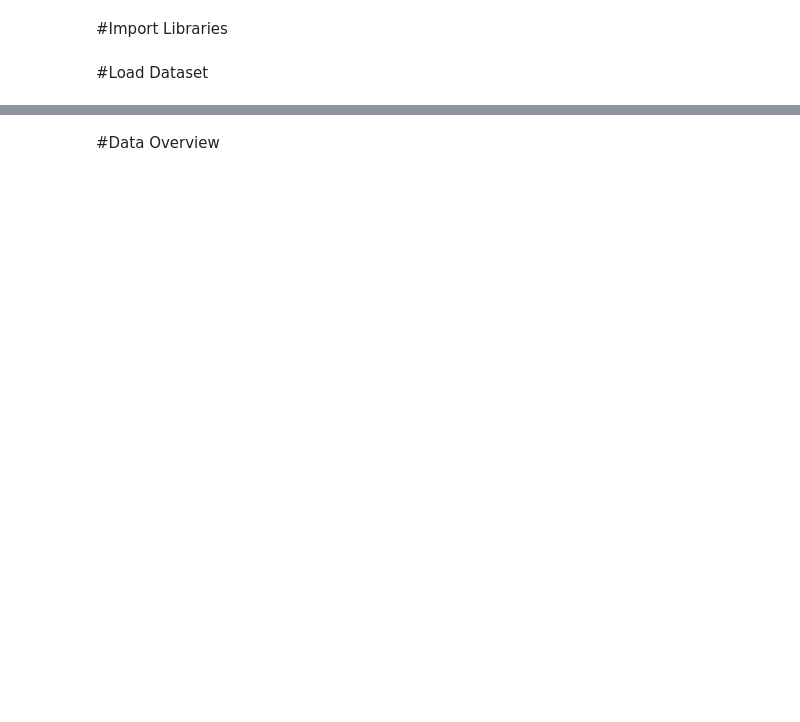
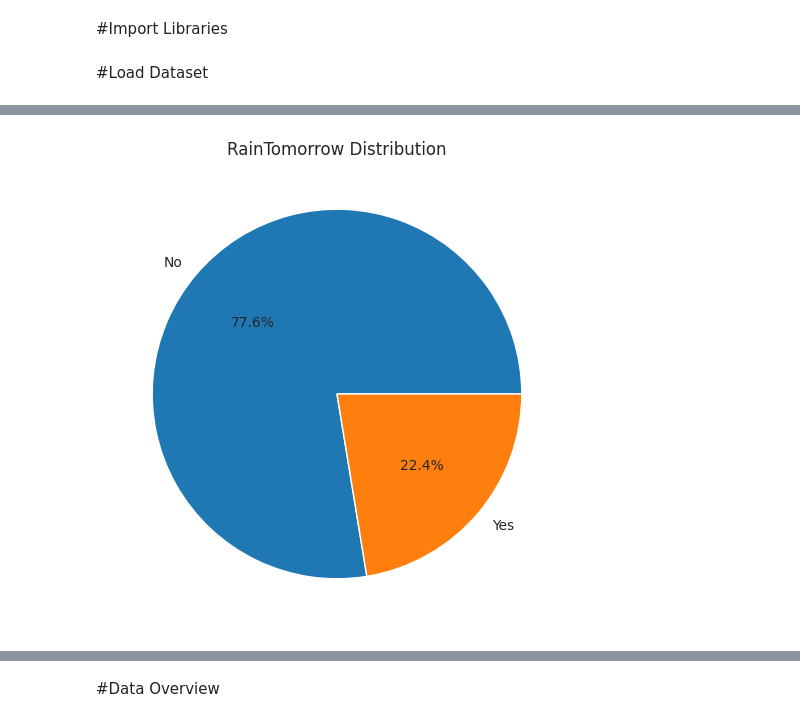
Before and after one commit to muktiranisutradhar1-debug/special-parakeet, a Jupyter notebook: Weather_forecasting_AUS.ipynb, the cells around one changed output, grey strips where cells are left out. Drawn from its saved outputs; the diff is of its cells as text; code cells hidden in the pictures; blank space fills up the shorter version.

```diff
--- a/Weather_forecasting_AUS.ipynb
+++ b/Weather_forecasting_AUS.ipynb
@@ -36,0 +90,15 @@ df.head()
+# %%
+#FOR RAIN TOMORROW
+rain_tomorrow_counts = df['RainTomorrow'].value_counts()
+
+plt.figure(figsize=(6,6))
+plt.pie(
+    rain_tomorrow_counts,
+    labels=rain_tomorrow_counts.index,
+    autopct='%1.1f%%'
+)
+
+plt.title('RainTomorrow Distribution')
+plt.show()
+# %% [output]
+[figure, added]
```
Also changed, not shown: parts of 39 cells of this notebook.
